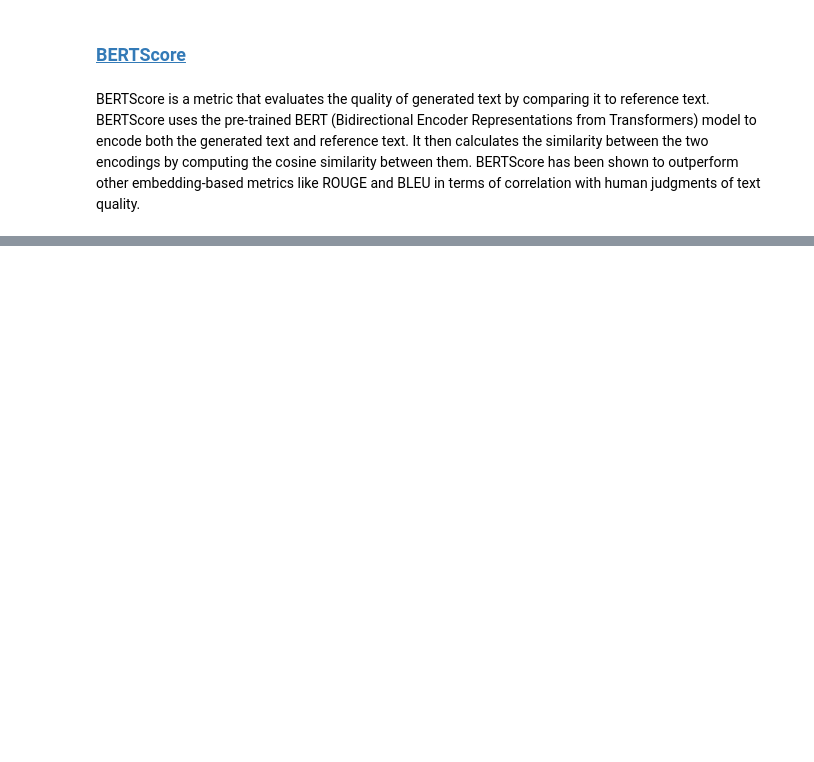
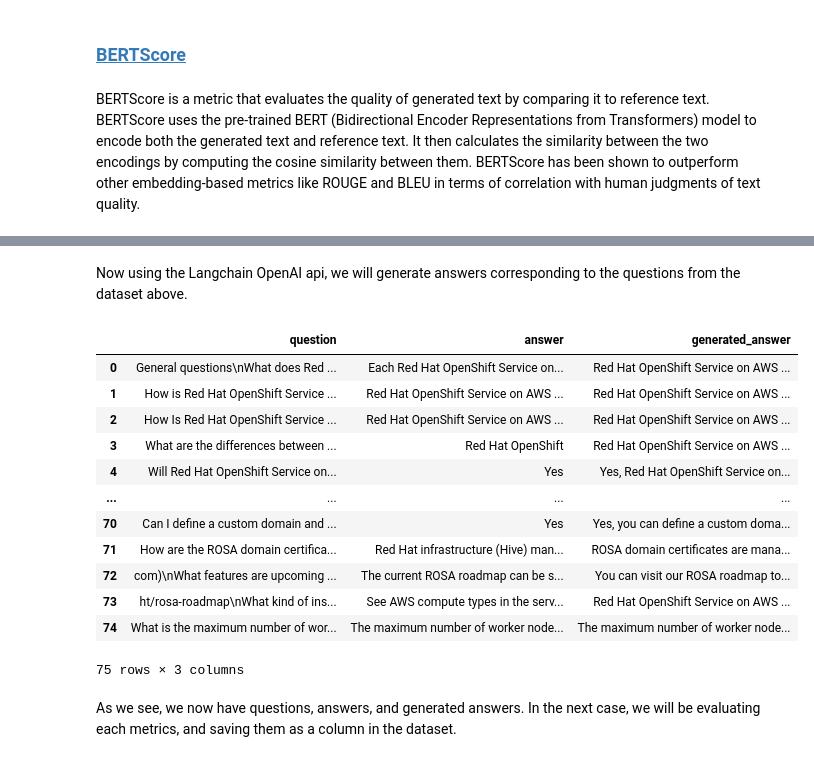
Before and after one commit to redhat-et/foundation-models-for-documentation, a Jupyter notebook: notebooks/QA_evaluation_metrics.ipynb, the cells around one changed output, grey strips where cells are left out. Cells and saved outputs as stored; diff of their text form; code cells hidden in the pictures; blank space fills up the shorter version.

```diff
--- a/notebooks/QA_evaluation_metrics.ipynb
+++ b/notebooks/QA_evaluation_metrics.ipynb
@@ -137,0 +246,5 @@ print(results)
+# %%
+pdf_file = 'RH-1-productfaq.pdf'
+squad_dataset = pdf_to_squad('RH-1-productfaq.pdf')
+
+squad_dataset = pd.DataFrame(squad_dataset)
@@ -137,0 +269,5 @@ print(results)
+# %% [markdown]
+Now using the Langchain OpenAI api, we will generate answers corresponding to the questions from the dataset above.
+# %%
+generated_answer = []
+df =squad_dataset
@@ -137,0 +283,18 @@ print(results)
+# %%
+df
+# %% [output]
+|  | question | answer | generated_answer |
+| 0 | General questions\nWhat does Red ... | Each Red Hat OpenShift Service on... | Red Hat OpenShift Service on AWS ... |
+| 1 | How is Red Hat OpenShift Service ... | Red Hat OpenShift Service on AWS ... | Red Hat OpenShift Service on AWS ... |
+| 2 | How Is Red Hat OpenShift Service ... | Red Hat OpenShift Service on AWS ... | Red Hat OpenShift Service on AWS ... |
+| 3 | What are the differences between ... | Red Hat OpenShift | Red Hat OpenShift Service on AWS ... |
+| 4 | Will Red Hat OpenShift Service on... | Yes | Yes, Red Hat OpenShift Service on... |
+| ... | ... | ... | ... |
+| 70 | Can I define a custom domain and ... | Yes | Yes, you can define a custom doma... |
+| 71 | How are the ROSA domain certifica... | Red Hat infrastructure (Hive) man... | ROSA domain certificates are mana... |
+| 72 | com)\nWhat features are upcoming ... | The current ROSA roadmap can be s... | You can visit our ROSA roadmap to... |
+| 73 | ht/rosa-roadmap\nWhat kind of ins... | See AWS compute types in the serv... | Red Hat OpenShift Service on AWS ... |
+| 74 | What is the maximum number of wor... | The maximum number of worker node... | The maximum number of worker node... |
+75 rows × 3 columns
+# %% [markdown]
+As we see, we now have questions, answers, and generated answers. In the next case, we will be evaluating each metrics, and saving them as a column in the dataset.
```
Also changed, not shown: parts of 35 cells of this notebook.
